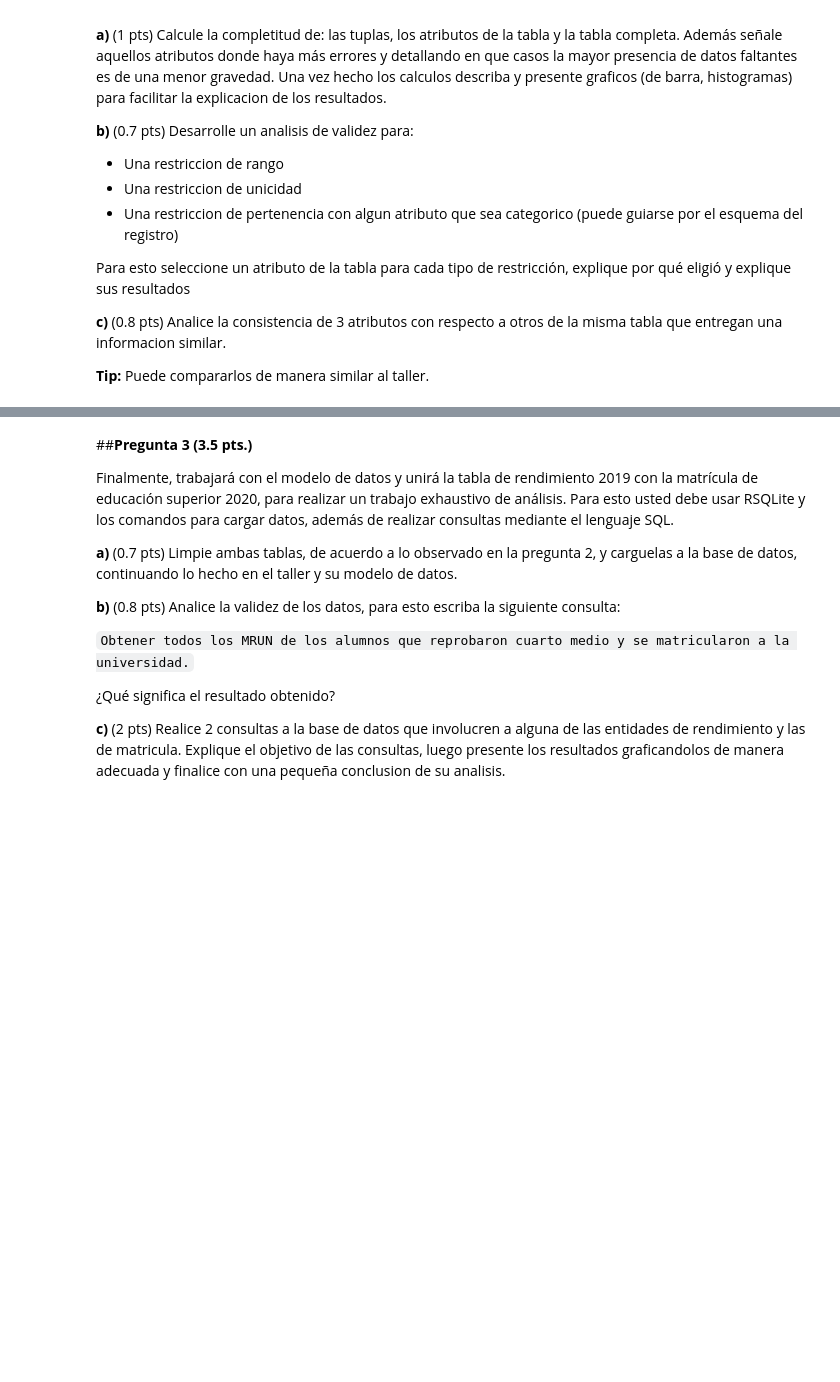
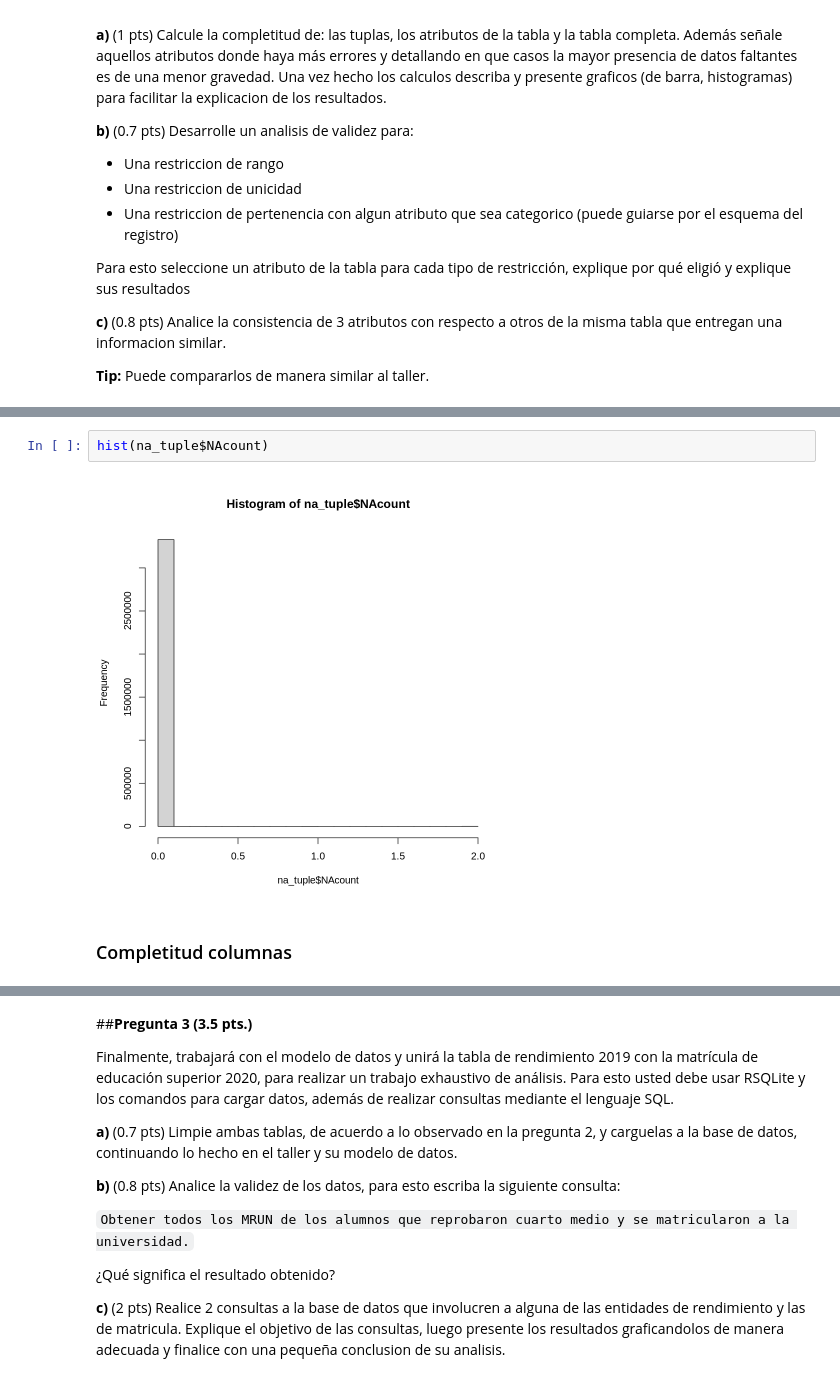
Before and after one commit to JDConejeros/Gestion-De-Datos-en-R, a Jupyter notebook: Tarea2_GDD.ipynb, the cells around one changed output, grey strips where cells are left out. Drawn from its saved outputs; the diff is of its cells as text; blank space fills up the shorter version.

```diff
--- a/Tarea2_GDD.ipynb
+++ b/Tarea2_GDD.ipynb
@@ -47,0 +92,6 @@ rendimiento_2019
+# %%
+hist(na_tuple$NAcount)
+# %% [output]
+[figure, added]
+# %% [markdown]
+### Completitud columnas
```
Also changed, not shown: parts of 60 cells of this notebook.
